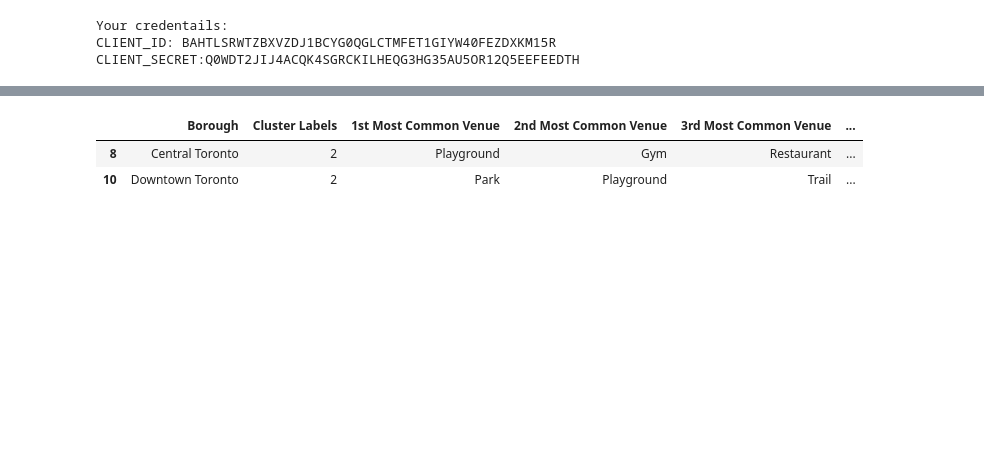
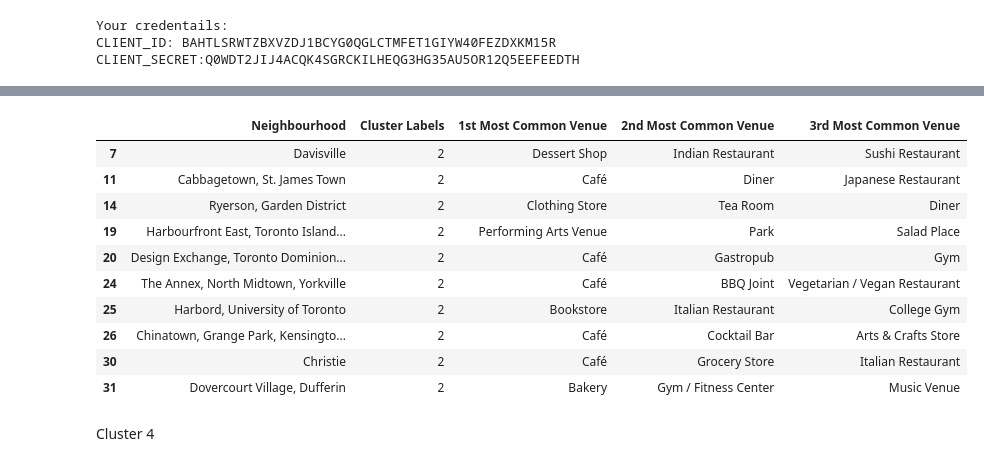
Before and after one commit to Scintilla-kr/DSCapstone_Project, a Jupyter notebook: Capstone_Notebook.ipynb, the cells around one changed output, grey strips where cells are left out. Cells and saved outputs as stored; diff of their text form; code cells hidden in the pictures; blank space fills up the shorter version.

```diff
--- a/Capstone_Notebook.ipynb
+++ b/Capstone_Notebook.ipynb
@@ -176,5 +162,5 @@ CLIENT_SECRET:Q0WDT2JIJ4ACQK4SGRCKILHEQG3HG35AU5OR12Q5EEFEEDTH
 # %%
-def getNearbyVenues(names, latitudes, longitudes, radius=500, LIMIT=100):
+def getNearbyVenues(names, latitudes, longitudes, radius=500, LIMIT=10):
 
     venues_list=[]
     for name, lat, lng in zip(names, latitudes, longitudes):
@@ -314,5 +319,5 @@ toronto_grouped.shape
 # %%
-num_top_venues = 5
+num_top_venues = 3
 
 for hood in toronto_grouped['Neighborhood']:
     print("----"+hood+"----")
@@ -348,7 +355,7 @@ def return_most_common_venues(row, num_top_venues):
 
     return row_categories_sorted.index.values[0:num_top_venues]
 # %%
-num_top_venues = 10
+num_top_venues = 3
 
 indicators = ['st', 'nd', 'rd']
 
@@ -392,0 +405,2 @@ array([0, 0, 0, 0, 0, 0, 0, 0, 0, 0])
+# %%
+neighborhoods_venues_sorted = neighborhoods_venues_sorted.drop('Cluster Labels', 1)
@@ -464,7 +502,17 @@ toronto_merged.loc[toronto_merged['Cluster Labels'] == 1, toronto_merged.columns
 # %%
-toronto_merged.loc[toronto_merged['Cluster Labels'] == 2, toronto_merged.columns[[1] + list(range(5, toronto_merged.shape[1]))]]
+toronto_merged.loc[toronto_merged['Cluster Labels'] == 2, toronto_merged.columns[[2] + list(range(5, toronto_merged.shape[1]))]]
 # %% [output]
-|  | Borough | Cluster Labels | 1st Most Common Venue | 2nd Most Common Venue | 3rd Most Common Venue | ... |
-| 8 | Central Toronto | 2 | Playground | Gym | Restaurant | ... |
-| 10 | Downtown Toronto | 2 | Park | Playground | Trail | ... |
+|  | Neighbourhood | Cluster Labels | 1st Most Common Venue | 2nd Most Common Venue | 3rd Most Common Venue |
+| 7 | Davisville | 2 | Dessert Shop | Indian Restaurant | Sushi Restaurant |
+| 11 | Cabbagetown, St. James Town | 2 | Café | Diner | Japanese Restaurant |
+| 14 | Ryerson, Garden District | 2 | Clothing Store | Tea Room | Diner |
+| 19 | Harbourfront East, Toronto Island... | 2 | Performing Arts Venue | Park | Salad Place |
+| 20 | Design Exchange, Toronto Dominion... | 2 | Café | Gastropub | Gym |
+| 24 | The Annex, North Midtown, Yorkville | 2 | Café | BBQ Joint | Vegetarian / Vegan Restaurant |
+| 25 | Harbord, University of Toronto | 2 | Bookstore | Italian Restaurant | College Gym |
+| 26 | Chinatown, Grange Park, Kensingto... | 2 | Café | Cocktail Bar | Arts & Crafts Store |
+| 30 | Christie | 2 | Café | Grocery Store | Italian Restaurant |
+| 31 | Dovercourt Village, Dufferin | 2 | Bakery | Gym / Fitness Center | Music Venue |
+# %% [markdown]
+Cluster 4
 # %%
```
Also changed, not shown: parts of 46 cells of this notebook.
